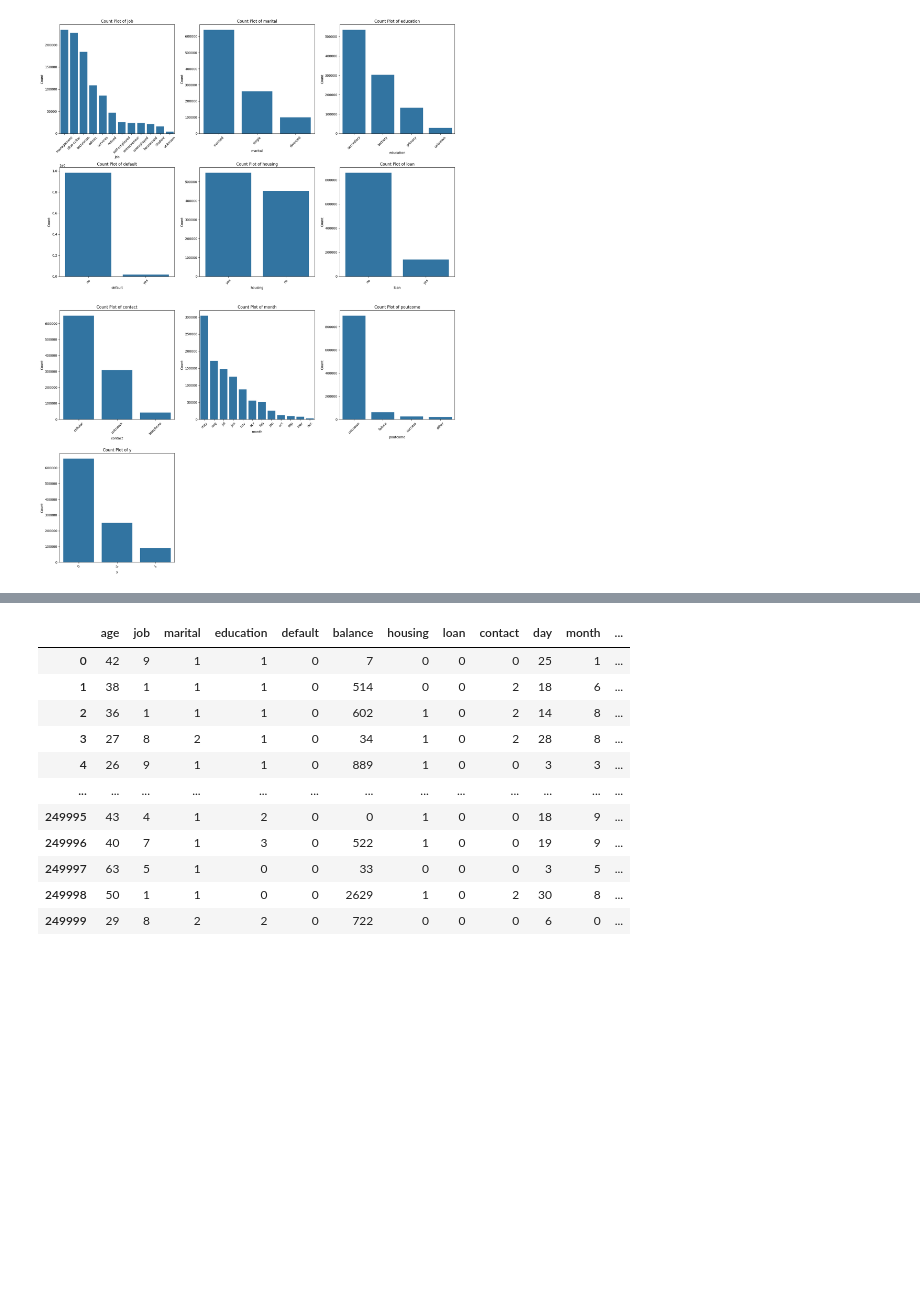
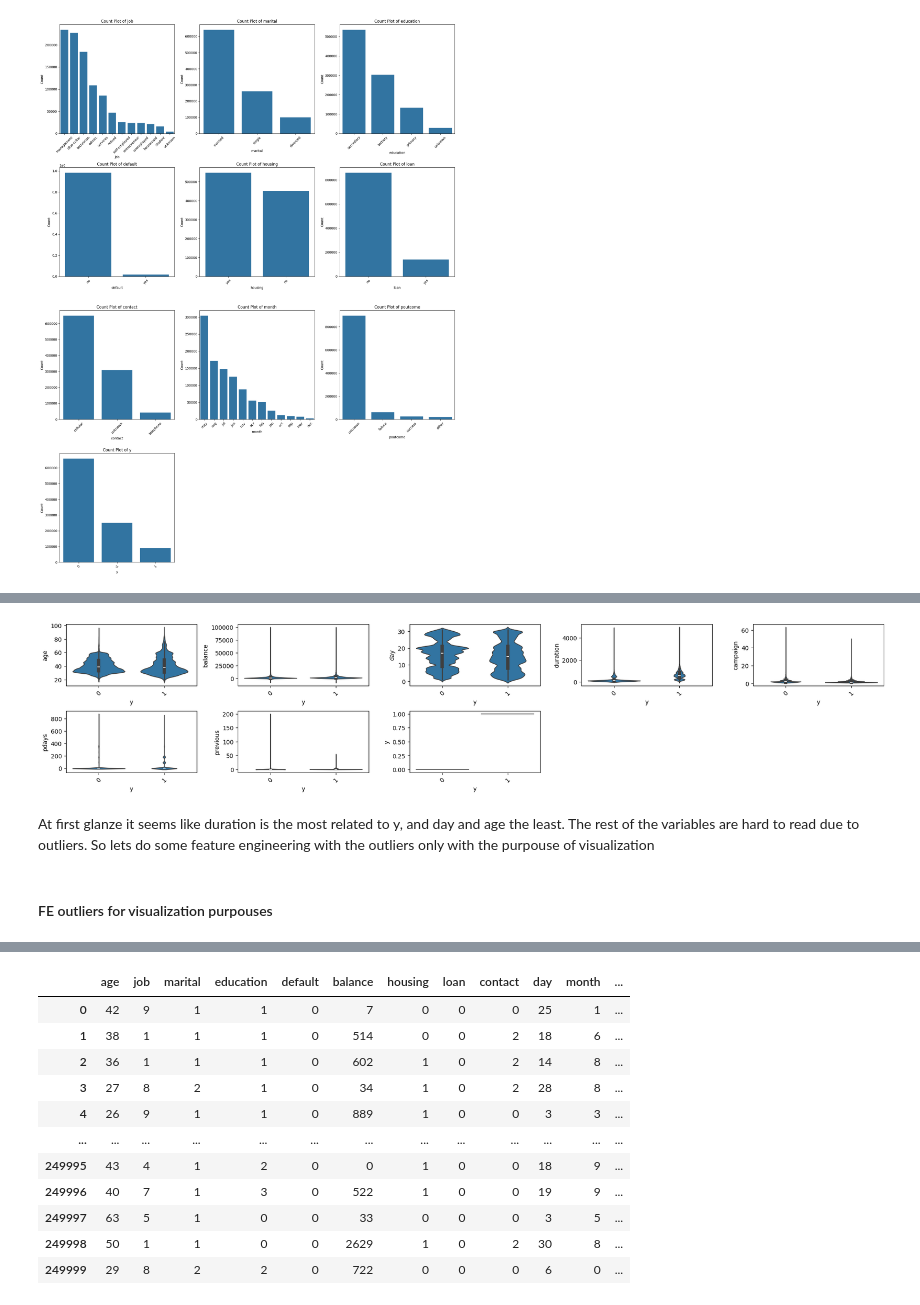
Before and after one commit to joseantonio002/kaggle, a Jupyter notebook: playground_series/binary_classification_with_bank_dataset/bc_bank.ipynb, the cells around one changed output, grey strips where cells are left out. Drawn from its saved outputs; the diff is of its cells as text; code cells hidden in the pictures; blank space fills up the shorter version.

```diff
--- a/playground_series/binary_classification_with_bank_dataset/bc_bank.ipynb
+++ b/playground_series/binary_classification_with_bank_dataset/bc_bank.ipynb
@@ -271,0 +509,8 @@ countplot_all_dataframe(all_data_categorical)
+# %%
+bivariate_boxplot_violinplot(train_data_numerical_ba, 'y', 'c', 'v')
+# %% [output]
+[figure, added]
+# %% [markdown]
+At first glanze it seems like duration is the most related to y, and day and age the least. The rest of the variables are hard to read due to outliers. So lets do some feature engineering with the outliers only with the purpouse of visualization
+# %% [markdown]
+#### FE outliers for visualization purpouses
```
Also changed, not shown: parts of 30 cells of this notebook.
